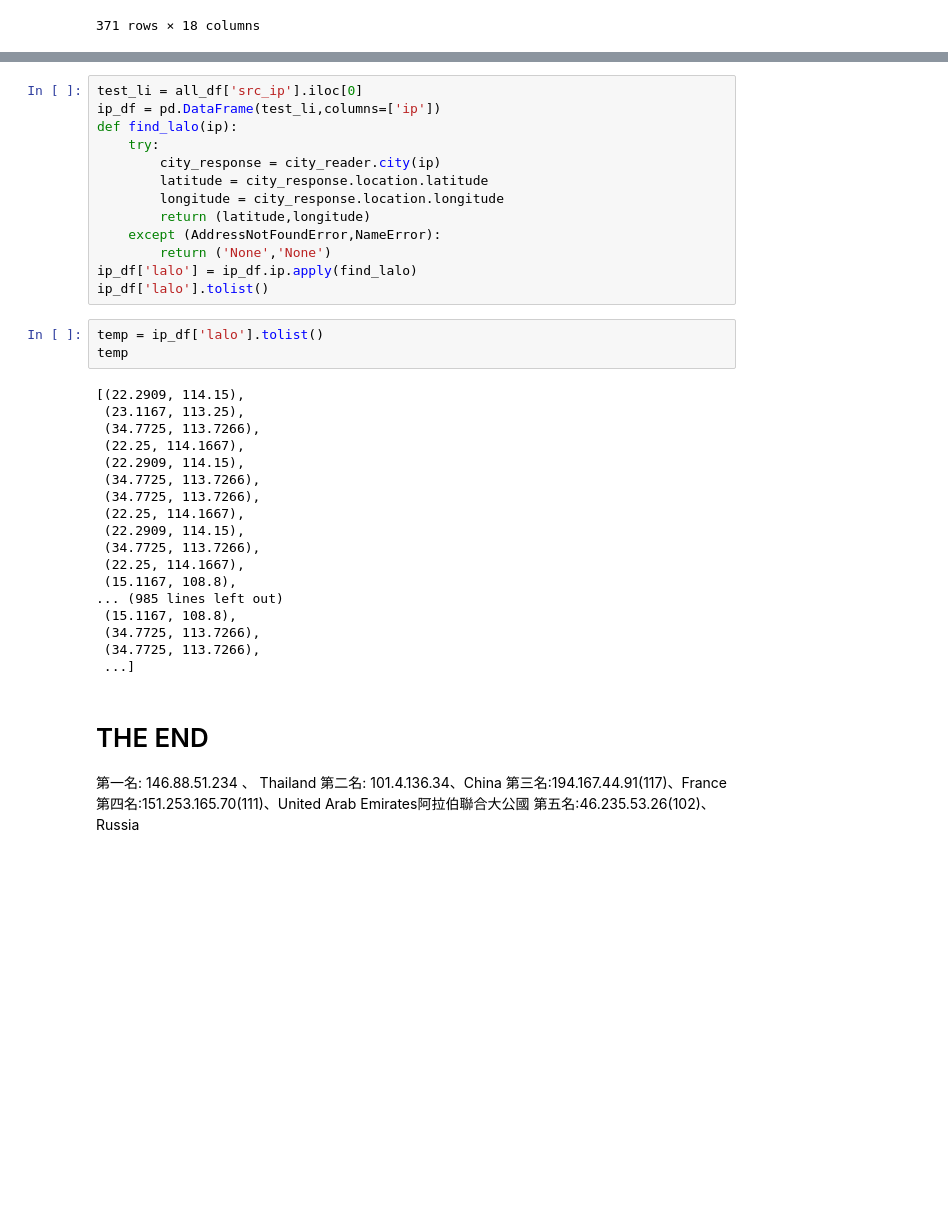
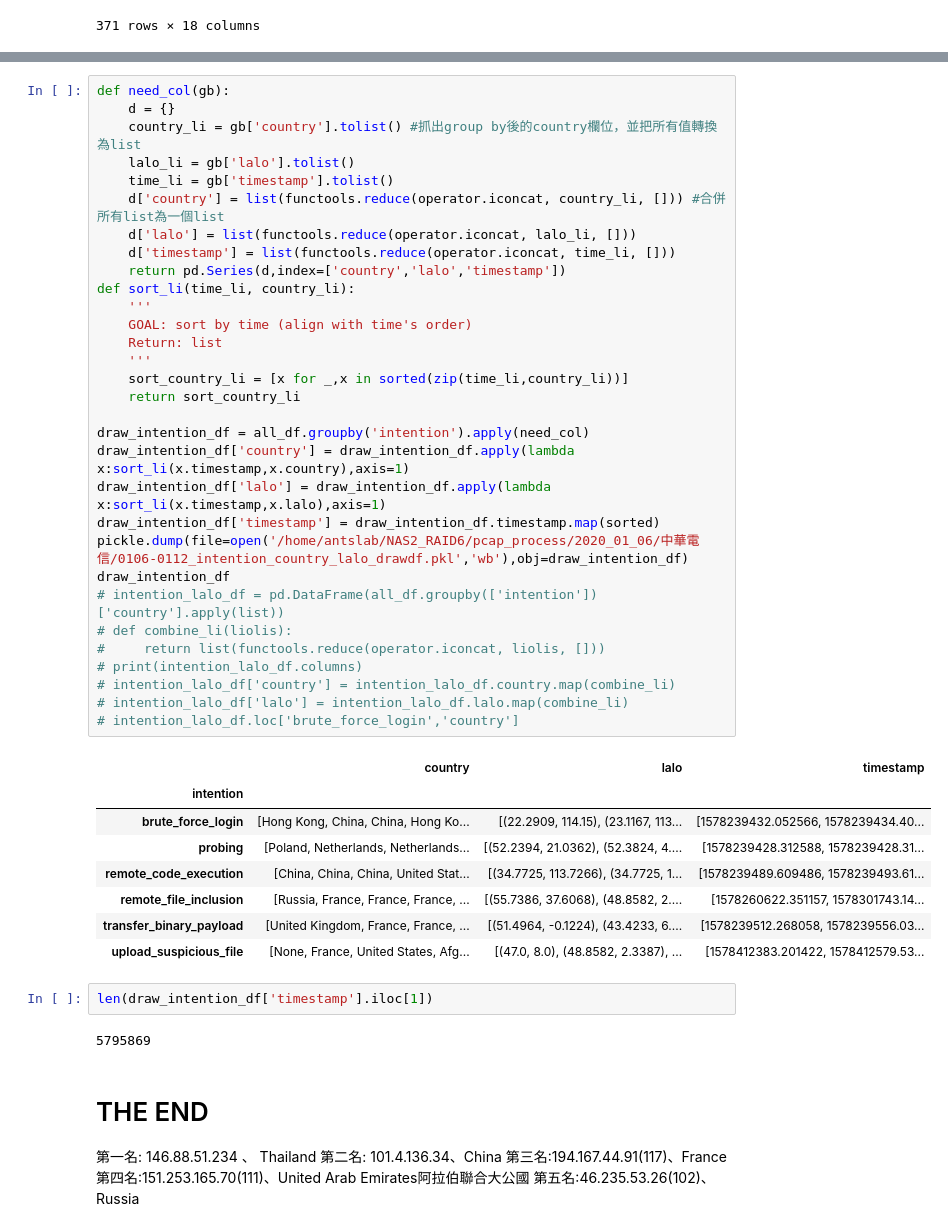
Before and after one commit to tychen5/Packet_Correlation, a Jupyter notebook: Clustering/combine_analysis-123(6-12).ipynb, the cells around one changed output, grey strips where cells are left out. Cells and saved outputs as stored; diff of their text form; blank space fills up the shorter version.

```diff
--- a/Clustering/combine_analysis-123(6-12).ipynb
+++ b/Clustering/combine_analysis-123(6-12).ipynb
@@ -1834,37 +1839,47 @@ all_df
-# %%
-test_li = all_df['src_ip'].iloc[0]
-ip_df = pd.DataFrame(test_li,columns=['ip'])
-def find_lalo(ip):
-    try:
-        city_response = city_reader.city(ip)
-        latitude = city_response.location.latitude
-        longitude = city_response.location.longitude
-        return (latitude,longitude)
-    except (AddressNotFoundError,NameError):
-        return ('None','None')
-ip_df['lalo'] = ip_df.ip.apply(find_lalo)
-ip_df['lalo'].tolist()
-# %%
-temp = ip_df['lalo'].tolist()
-temp
-# %% [output]
-[(22.2909, 114.15),
- (23.1167, 113.25),
- (34.7725, 113.7266),
- (22.25, 114.1667),
- (22.2909, 114.15),
- (34.7725, 113.7266),
- (34.7725, 113.7266),
- (22.25, 114.1667),
- (22.2909, 114.15),
- (34.7725, 113.7266),
- (22.25, 114.1667),
- (15.1167, 108.8),
-... (985 lines left out)
- (15.1167, 108.8),
- (34.7725, 113.7266),
- (34.7725, 113.7266),
- ...]
+# %%
+def need_col(gb):
+    d = {}
+    country_li = gb['country'].tolist() #抓出group by後的country欄位，並把所有值轉換為list
+    lalo_li = gb['lalo'].tolist()
+    time_li = gb['timestamp'].tolist()
+    d['country'] = list(functools.reduce(operator.iconcat, country_li, [])) #合併所有list為一個list
+    d['lalo'] = list(functools.reduce(operator.iconcat, lalo_li, []))
+    d['timestamp'] = list(functools.reduce(operator.iconcat, time_li, []))
+    return pd.Series(d,index=['country','lalo','timestamp'])
+def sort_li(time_li, country_li):
+    '''
+    GOAL: sort by time (align with time's order)
+    Return: list
+    '''
+    sort_country_li = [x for _,x in sorted(zip(time_li,country_li))]
+    return sort_country_li
+
+draw_intention_df = all_df.groupby('intention').apply(need_col)
+draw_intention_df['country'] = draw_intention_df.apply(lambda x:sort_li(x.timestamp,x.country),axis=1)
+draw_intention_df['lalo'] = draw_intention_df.apply(lambda x:sort_li(x.timestamp,x.lalo),axis=1)
+draw_intention_df['timestamp'] = draw_intention_df.timestamp.map(sorted)
+pickle.dump(file=open('/home/antslab/NAS2_RAID6/pcap_process/2020_01_06/中華電信/0106-0112_intention_country_lalo_drawdf.pkl','wb'),obj=draw_intention_df)
+draw_intention_df
+# intention_lalo_df = pd.DataFrame(all_df.groupby(['intention'])['country'].apply(list))
+# def combine_li(liolis):
+#     return list(functools.reduce(operator.iconcat, liolis, []))
+# print(intention_lalo_df.columns)
+# intention_lalo_df['country'] = intention_lalo_df.country.map(combine_li)
+# intention_lalo_df['lalo'] = intention_lalo_df.lalo.map(combine_li)
+# intention_lalo_df.loc['brute_force_login','country']
+# %% [output]
+|  | country | lalo | timestamp |
+| intention |  |  |  |
+| brute_force_login | [Hong Kong, China, China, Hong Ko... | [(22.2909, 114.15), (23.1167, 113... | [1578239432.052566, 1578239434.40... |
+| probing | [Poland, Netherlands, Netherlands... | [(52.2394, 21.0362), (52.3824, 4.... | [1578239428.312588, 1578239428.31... |
+| remote_code_execution | [China, China, China, United Stat... | [(34.7725, 113.7266), (34.7725, 1... | [1578239489.609486, 1578239493.61... |
+| remote_file_inclusion | [Russia, France, France, France, ... | [(55.7386, 37.6068), (48.8582, 2.... | [1578260622.351157, 1578301743.14... |
+| transfer_binary_payload | [United Kingdom, France, France, ... | [(51.4964, -0.1224), (43.4233, 6.... | [1578239512.268058, 1578239556.03... |
+| upload_suspicious_file | [None, France, United States, Afg... | [(47.0, 8.0), (48.8582, 2.3387), ... | [1578412383.201422, 1578412579.53... |
+# %%
+len(draw_intention_df['timestamp'].iloc[1])
+# %% [output]
+5795869
 # %% [markdown]
 # THE END
 第一名: 146.88.51.234	、 Thailand
```
Also changed, not shown: parts of 6 cells of this notebook, 5 other files.
